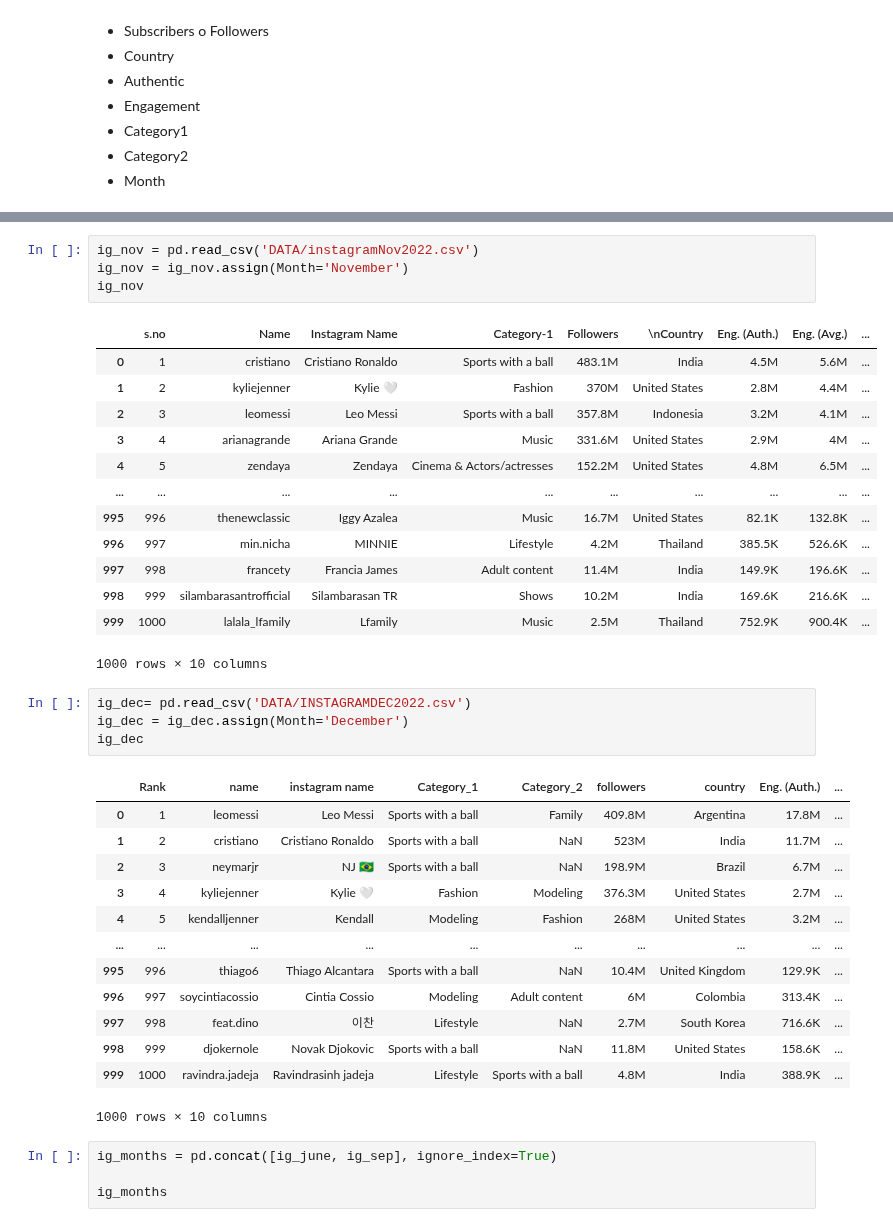
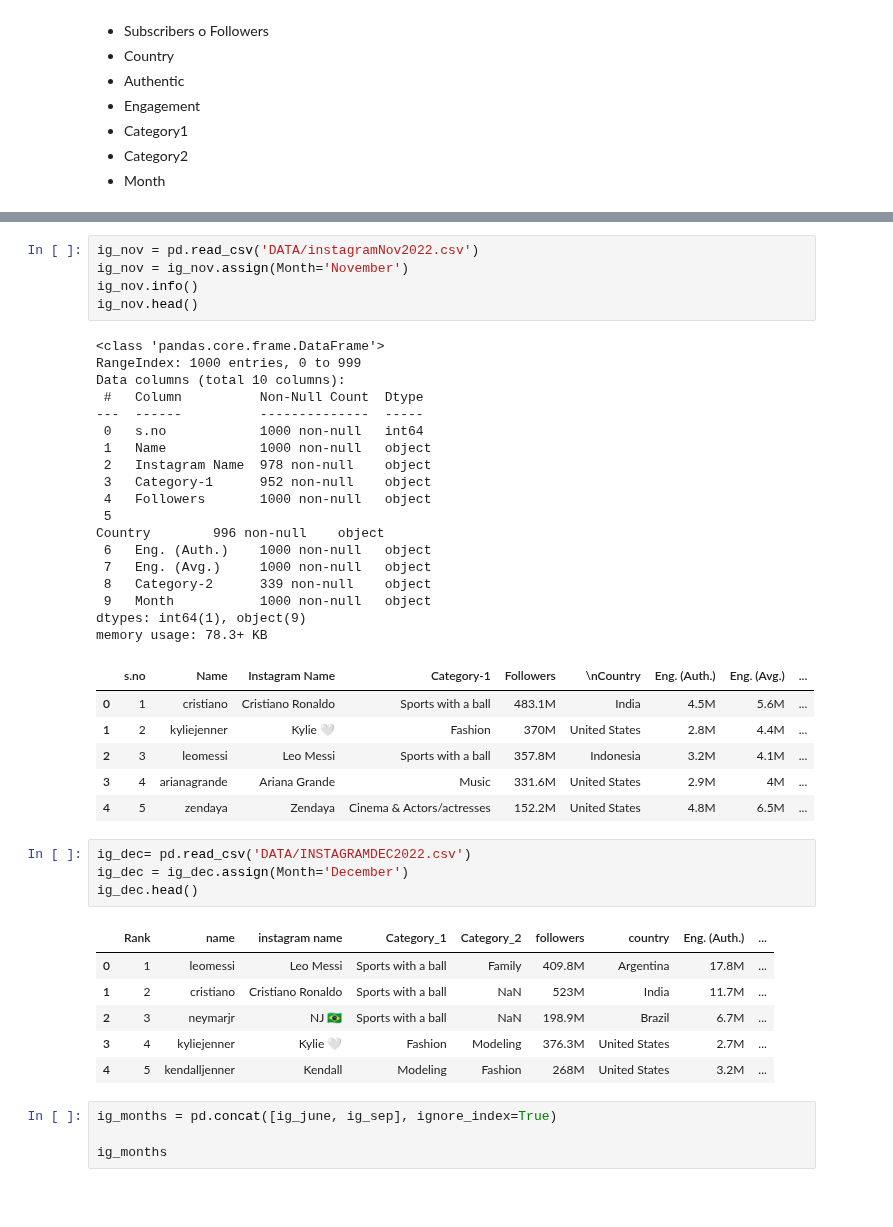
Before and after one commit to MarioChvx/ciencia_de_datos_PAMBAZO, a Jupyter notebook: proyectos/Proyecto4/socialnetworks.ipynb, the cells around one changed output, grey strips where cells are left out. Drawn from its saved outputs; the diff is of its cells as text; blank space fills up the shorter version.

```diff
--- a/proyectos/Proyecto4/socialnetworks.ipynb
+++ b/proyectos/Proyecto4/socialnetworks.ipynb
@@ -102,25 +130,37 @@ memory usage: 74.0+ KB
 # %%
 ig_nov = pd.read_csv('DATA/instagramNov2022.csv')
 ig_nov = ig_nov.assign(Month='November')
-ig_nov
+ig_nov.info()
+ig_nov.head()
 # %% [output]
+<class 'pandas.core.frame.DataFrame'>
+RangeIndex: 1000 entries, 0 to 999
+Data columns (total 10 columns):
+ #   Column          Non-Null Count  Dtype
+---  ------          --------------  -----
+ 0   s.no            1000 non-null   int64
+ 1   Name            1000 non-null   object
+ 2   Instagram Name  978 non-null    object
+ 3   Category-1      952 non-null    object
+ 4   Followers       1000 non-null   object
+ 5
+Country        996 non-null    object
+ 6   Eng. (Auth.)    1000 non-null   object
+ 7   Eng. (Avg.)     1000 non-null   object
+ 8   Category-2      339 non-null    object
+ 9   Month           1000 non-null   object
+dtypes: int64(1), object(9)
+memory usage: 78.3+ KB
 |  | s.no | Name | Instagram Name | Category-1 | Followers | \nCountry | Eng. (Auth.) | Eng. (Avg.) | ... |
 | 0 | 1 | cristiano | Cristiano Ronaldo | Sports with a ball | 483.1M | India | 4.5M | 5.6M | ... |
 | 1 | 2 | kyliejenner | Kylie 🤍 | Fashion | 370M | United States | 2.8M | 4.4M | ... |
 | 2 | 3 | leomessi | Leo Messi | Sports with a ball | 357.8M | Indonesia | 3.2M | 4.1M | ... |
 | 3 | 4 | arianagrande | Ariana Grande | Music | 331.6M | United States | 2.9M | 4M | ... |
 | 4 | 5 | zendaya | Zendaya | Cinema & Actors/actresses | 152.2M | United States | 4.8M | 6.5M | ... |
-| ... | ... | ... | ... | ... | ... | ... | ... | ... | ... |
-| 995 | 996 | thenewclassic | Iggy Azalea | Music | 16.7M | United States | 82.1K | 132.8K | ... |
-| 996 | 997 | min.nicha | MINNIE | Lifestyle | 4.2M | Thailand | 385.5K | 526.6K | ... |
-| 997 | 998 | francety | Francia James | Adult content | 11.4M | India | 149.9K | 196.6K | ... |
-| 998 | 999 | silambarasantrofficial | Silambarasan TR | Shows | 10.2M | India | 169.6K | 216.6K | ... |
-| 999 | 1000 | lalala_lfamily | Lfamily | Music | 2.5M | Thailand | 752.9K | 900.4K | ... |
-1000 rows × 10 columns
 # %%
 ig_dec= pd.read_csv('DATA/INSTAGRAMDEC2022.csv')
 ig_dec = ig_dec.assign(Month='December')
-ig_dec
+ig_dec.head()
 # %% [output]
 |  | Rank | name | instagram name | Category_1 | Category_2 | followers | country | Eng. (Auth.) | ... |
 | 0 | 1 | leomessi | Leo Messi | Sports with a ball | Family | 409.8M | Argentina | 17.8M | ... |
@@ -128,13 +168,6 @@ ig_dec
 | 2 | 3 | neymarjr | NJ 🇧🇷 | Sports with a ball | NaN | 198.9M | Brazil | 6.7M | ... |
 | 3 | 4 | kyliejenner | Kylie 🤍 | Fashion | Modeling | 376.3M | United States | 2.7M | ... |
 | 4 | 5 | kendalljenner | Kendall | Modeling | Fashion | 268M | United States | 3.2M | ... |
-| ... | ... | ... | ... | ... | ... | ... | ... | ... | ... |
-| 995 | 996 | thiago6 | Thiago Alcantara | Sports with a ball | NaN | 10.4M | United Kingdom | 129.9K | ... |
-| 996 | 997 | soycintiacossio | Cintia Cossio | Modeling | Adult content | 6M | Colombia | 313.4K | ... |
-| 997 | 998 | feat.dino | 이찬 | Lifestyle | NaN | 2.7M | South Korea | 716.6K | ... |
-| 998 | 999 | djokernole | Novak Djokovic | Sports with a ball | NaN | 11.8M | United States | 158.6K | ... |
-| 999 | 1000 | ravindra.jadeja | Ravindrasinh jadeja | Lifestyle | Sports with a ball | 4.8M | India | 388.9K | ... |
-1000 rows × 10 columns
 # %%
 ig_months = pd.concat([ig_june, ig_sep], ignore_index=True)
 
```
Also changed, not shown: parts of 5 cells of this notebook.
